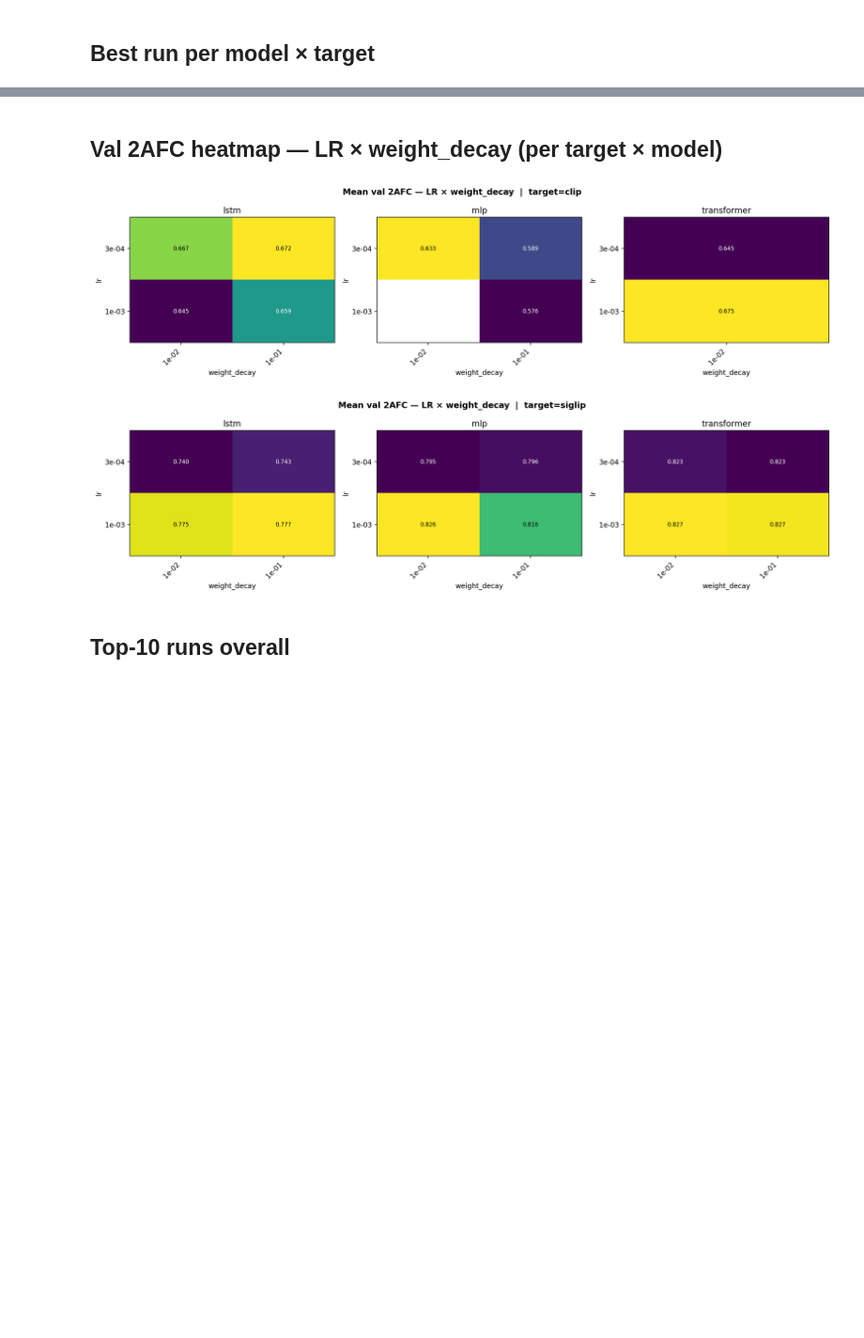
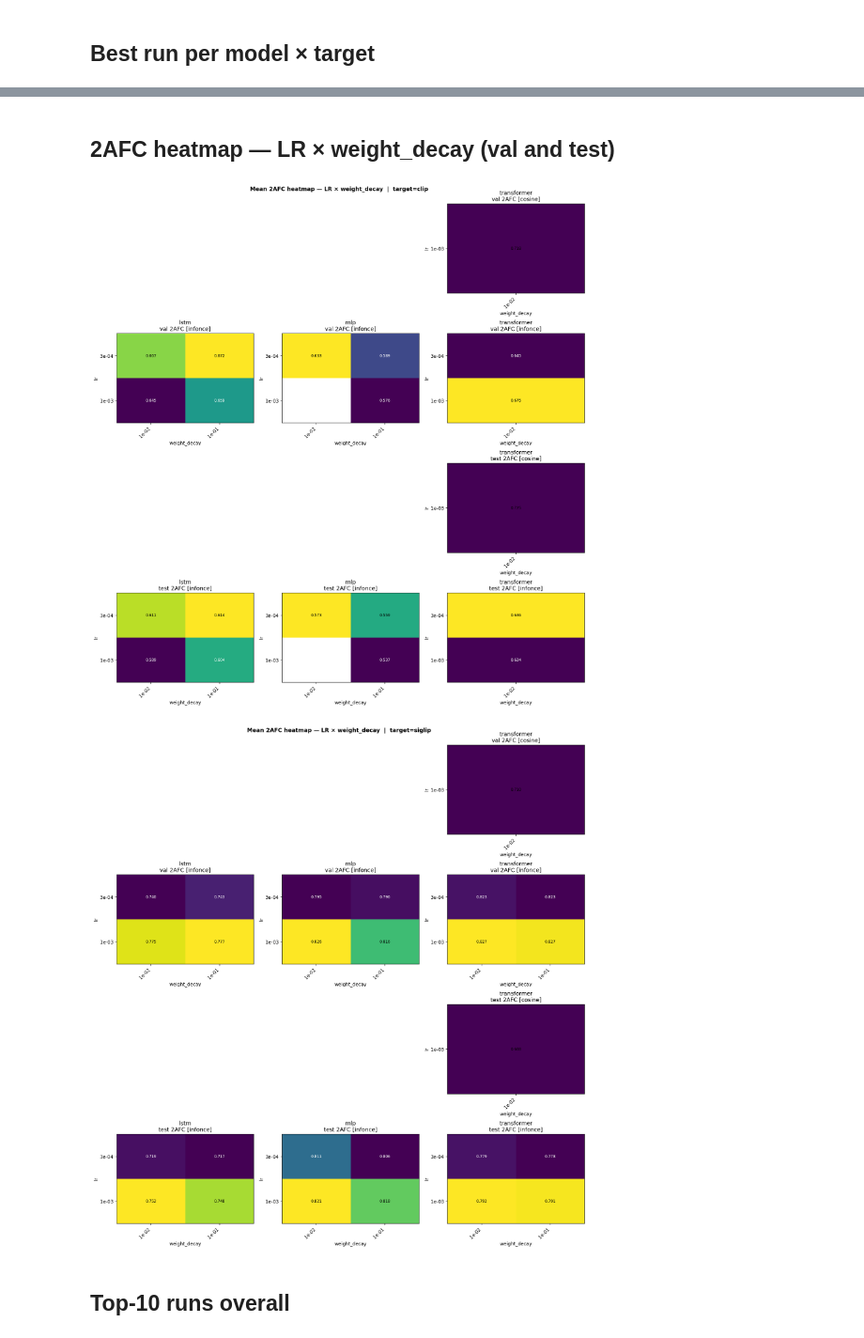
Before and after one commit to YAOJaredz/NeurObjectGen, a Jupyter notebook: notebooks/sweep_results.ipynb, the cells around one changed output, grey strips where cells are left out. Shown at 94% size. Drawn from its saved outputs; the diff is of its cells as text; code cells hidden in the pictures; blank space fills up the shorter version.

```diff
--- a/notebooks/sweep_results.ipynb
+++ b/notebooks/sweep_results.ipynb
@@ -186,19 +204,0 @@ summary
-# %%
-fig, axes = plt.subplots(1, len(TARGETS), figsize=(6 * len(TARGETS), 5), sharey=True)
-if len(TARGETS) == 1:
-    axes = [axes]
-
-for ax, tgt in zip(axes, TARGETS):
-    sub = df[df["target"] == tgt]
-    for model, grp in sub.groupby("model"):
-        ax.scatter(grp["val_loss"], grp["val_2afc"],
-                   label=model, color=MODEL_PALETTE[model], alpha=0.75, s=60)
-    ax.axhline(0.5, color="grey", lw=1, ls="--", label="chance")
-    ax.set_xlabel("Val loss (InfoNCE)")
-    ax.set_ylabel("Val 2AFC accuracy")
-    ax.set_title(f"target = {tgt}")
-    ax.legend()
-
-fig.suptitle("Val loss vs 2AFC — all sweep runs", fontweight="bold")
-plt.tight_layout()
-plt.show()
@@ -248,45 +318,56 @@ for model_name in ENCODER_MODELS:
 # %% [markdown]
-## Val 2AFC heatmap — LR × weight_decay (per target × model)
+## 2AFC heatmap — LR × weight_decay (val and test)
 # %%
 def heatmap(ax, grp, row_col, col_col, val_col, title, cmap="viridis", fmt=".3f"):
     pivot = grp.groupby([row_col, col_col])[val_col].mean().unstack()
     if pivot.empty:
         ax.set_visible(False)
         return
-    im = ax.imshow(pivot.values, cmap=cmap, aspect="auto")
+    ax.imshow(pivot.values, cmap=cmap, aspect="auto")
     ax.set_xticks(range(len(pivot.columns)))
     ax.set_xticklabels([f"{v:.0e}" for v in pivot.columns], rotation=45, ha="right")
     ax.set_yticks(range(len(pivot.index)))
     ax.set_yticklabels([f"{v:.0e}" for v in pivot.index])
     ax.set_xlabel(col_col)
     ax.set_ylabel(row_col)
     ax.set_title(title)
     mean_val = np.nanmean(pivot.values)
     for i in range(pivot.shape[0]):
         for j in range(pivot.shape[1]):
             v = pivot.values[i, j]
             if not np.isnan(v):
                 ax.text(j, i, format(v, fmt), ha="center", va="center", fontsize=8,
                         color="white" if v < mean_val else "black")
 
+heatmap_metrics = [("val_2afc", "val 2AFC")] + ([("test_2afc", "test 2AFC")] if has_test else [])
+
 for tgt in TARGETS:
     sub = df[df["target"] == tgt]
     models_present = [m for m in MODELS if not sub[sub["model"] == m].empty]
     if not models_present:
         continue
-    fig, axes = plt.subplots(1, len(models_present), figsize=(5 * len(models_present), 4))
-    if len(models_present) == 1:
-        axes = [axes]
-    fig.suptitle(f"Mean val 2AFC — LR × weight_decay  |  target={tgt}", fontweight="bold")
-    for ax, model_name in zip(axes, models_present):
-        grp = sub[sub["model"] == model_name]
-        if {"lr", "weight_decay", "val_2afc"}.issubset(grp.columns):
-            heatmap(ax, grp, "lr", "weight_decay", "val_2afc", model_name)
+    # rows: metric × loss;  cols: model
+    row_specs = [(metric_col, metric_label, loss)
+                 for metric_col, metric_label in heatmap_metrics
+                 for loss in LOSSES]
+    fig, axes = plt.subplots(len(row_specs), len(models_present),
+                             figsize=(5 * len(models_present), 4 * len(row_specs)),
+                             squeeze=False)
+    fig.suptitle(f"Mean 2AFC heatmap — LR × weight_decay  |  target={tgt}", fontweight="bold")
+    for ri, (metric_col, metric_label, loss) in enumerate(row_specs):
+        sub_m = sub[(sub["loss"] == loss)].dropna(subset=[metric_col])
+        for ci, model_name in enumerate(models_present):
+            grp = sub_m[sub_m["model"] == model_name]
+            ax_title = f"{model_name}\n{metric_label} [{loss}]"
+            if {"lr", "weight_decay"}.issubset(grp.columns) and len(grp):
+                heatmap(axes[ri, ci], grp, "lr", "weight_decay", metric_col, ax_title)
+            else:
+                axes[ri, ci].set_visible(False)
     plt.tight_layout()
     plt.show()
 # %% [output]
-[figure, old version]
+[figure, new version]
-[figure, old version]
+[figure, new version]
 # %% [markdown]
 ## Top-10 runs overall
 # %% [markdown]
```
Also changed, not shown: parts of 11 cells of this notebook, 2 other files.
